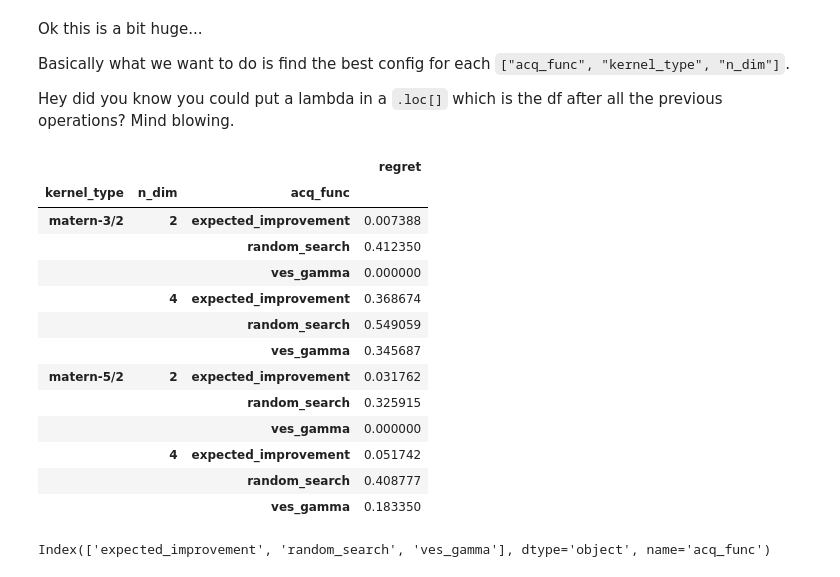
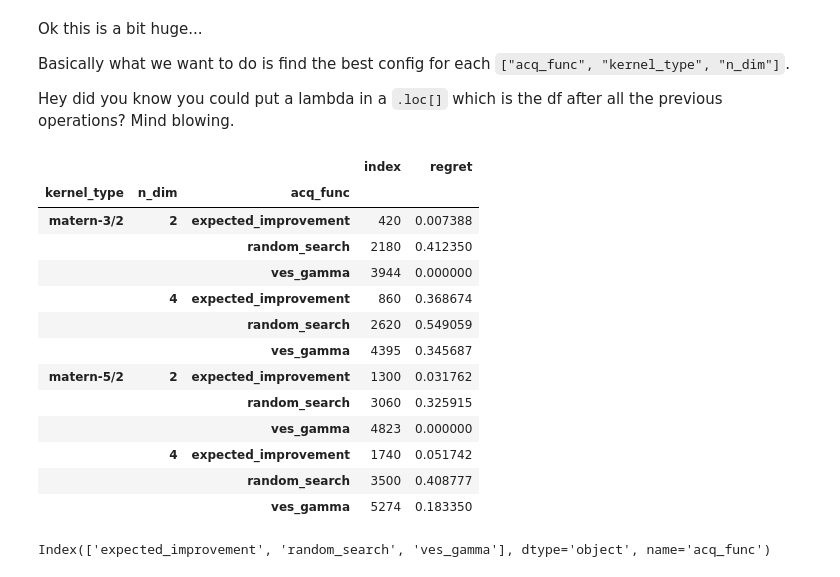
Before and after one commit to graphcore-research/mes, a Jupyter notebook: paper_plots/analyze.ipynb, the cells around one changed output. Saved outputs shown, nothing was run; the diff lists cells and outputs as text; code cells hidden in the pictures.

```diff
--- a/paper_plots/analyze.ipynb
+++ b/paper_plots/analyze.ipynb
@@ -53,32 +53,32 @@ Hey did you know you could put a lambda in a `.loc[]` which is the df after all
 # %%
 # our index is the config
 index = ["kernel_type", "n_dim", "acq_func"]
 
 hps_search = (
     df
     .xs('mean', level=1, axis=1).reset_index() # extract the mean regret from the multiple n_y
     .loc[lambda x: x.steps == x.steps.max()] # extract only the last step
     .drop(columns="steps") # drop columns (not needed)
     .loc[lambda x: x.groupby(index).regret.idxmin()] # get the argmin regret and index into it
-    # .reset_index() # we would like to keep the original idx for this row
+    .reset_index() # we would like to keep the original idx for this row
     .set_index(index)  # create MultiIndex, needed for plotting
 )
 hps_search
 # %% [output]
-|  |  |  | regret |
-| kernel_type | n_dim | acq_func |  |
-| matern-3/2 | 2 | expected_improvement | 0.007388 |
-|  |  | random_search | 0.412350 |
-|  |  | ves_gamma | 0.000000 |
-|  | 4 | expected_improvement | 0.368674 |
-|  |  | random_search | 0.549059 |
-|  |  | ves_gamma | 0.345687 |
-| matern-5/2 | 2 | expected_improvement | 0.031762 |
-|  |  | random_search | 0.325915 |
-|  |  | ves_gamma | 0.000000 |
-|  | 4 | expected_improvement | 0.051742 |
-|  |  | random_search | 0.408777 |
-|  |  | ves_gamma | 0.183350 |
+|  |  |  | index | regret |
+| kernel_type | n_dim | acq_func |  |  |
+| matern-3/2 | 2 | expected_improvement | 420 | 0.007388 |
+|  |  | random_search | 2180 | 0.412350 |
+|  |  | ves_gamma | 3944 | 0.000000 |
+|  | 4 | expected_improvement | 860 | 0.368674 |
+|  |  | random_search | 2620 | 0.549059 |
+|  |  | ves_gamma | 4395 | 0.345687 |
+| matern-5/2 | 2 | expected_improvement | 1300 | 0.031762 |
+|  |  | random_search | 3060 | 0.325915 |
+|  |  | ves_gamma | 4823 | 0.000000 |
+|  | 4 | expected_improvement | 1740 | 0.051742 |
+|  |  | random_search | 3500 | 0.408777 |
+|  |  | ves_gamma | 5274 | 0.183350 |
 # %%
 df.index.get_level_values("acq_func").unique()
 # %% [output]
```
